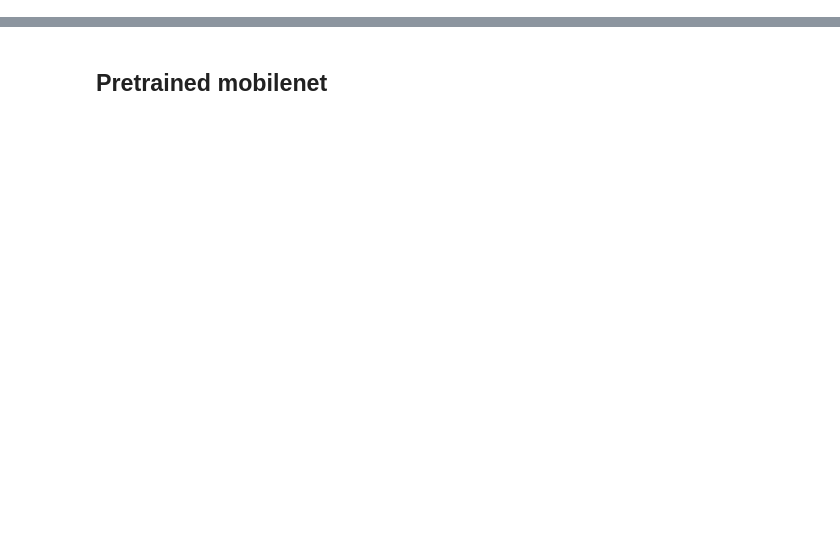
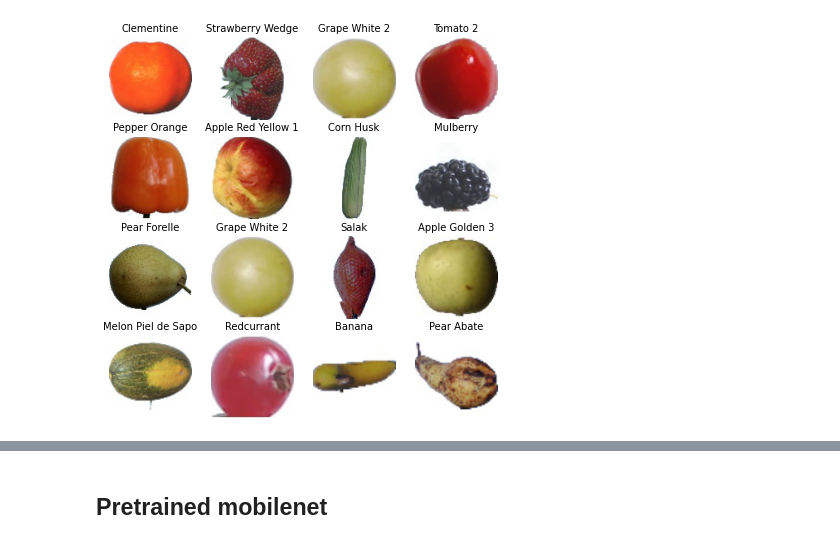
Before and after one commit to tornikeo/kaggle, a Jupyter notebook: fruit-eda.ipynb, the cells around one changed output, grey strips where cells are left out. Drawn from its saved outputs; the diff is of its cells as text; code cells hidden in the pictures; blank space fills up the shorter version.

```diff
--- a/fruit-eda.ipynb
+++ b/fruit-eda.ipynb
@@ -36,15 +44,17 @@ def load_data(path, sample=30, shuffle=True, get_class=None):
 train = load_data(TRAIN)
 # load_data(TRAIN,get_class='Eggplant')
 # %%
-fig,axes = plt.subplots(4,4,figsize=(15,15))
+fig,axes = plt.subplots(4,4,figsize=(7,7))
 imgs,labels,fnames = zip(*train)
 
 for img,label,fname,ax in zip(imgs,labels,fnames,axes.ravel()):
     plt.sca(ax)
     plt.imshow(img)
     plt.axis('off')
-    plt.title(label + " : " + fname )
+    plt.title(label, fontsize=10)
 plt.show()
+# %% [output]
+[figure, added]
 # %%
 import copy
 labels_copy = list(set(copy.deepcopy(labels)))
```
Also changed, not shown: parts of 26 cells of this notebook.
